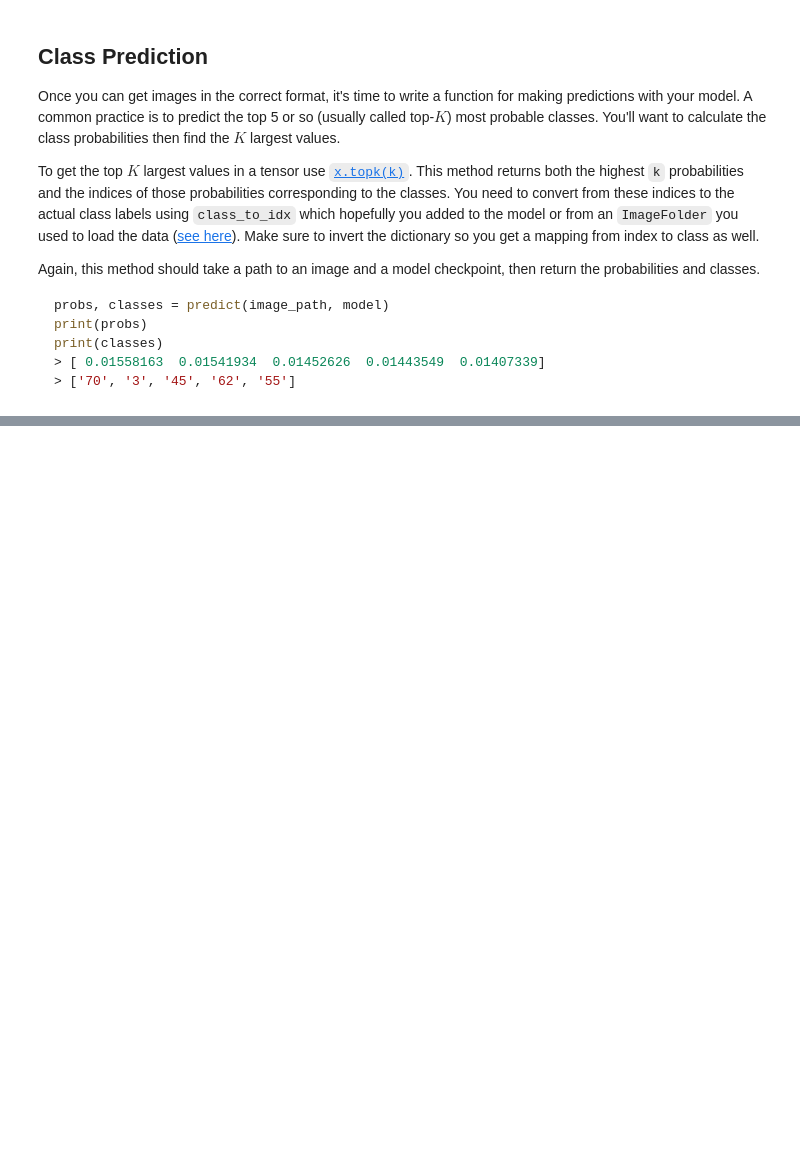
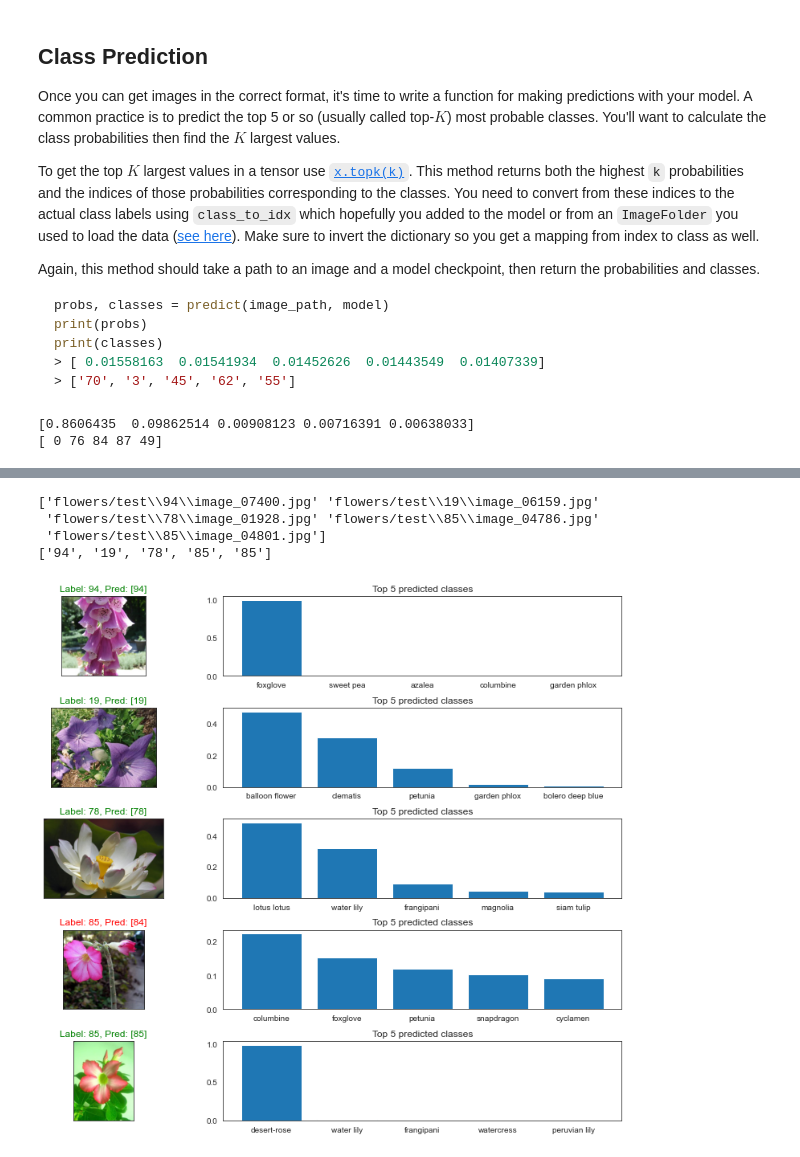
Before and after one commit to ahmed-gharib89/AIPND-Project, a Jupyter notebook: Image Classifier Project.ipynb, the cells around one changed output, grey strips where cells are left out. Drawn from its saved outputs; the diff is of its cells as text; code cells hidden in the pictures; blank space fills up the shorter version.

```diff
--- a/Image Classifier Project.ipynb
+++ b/Image Classifier Project.ipynb
@@ -565,0 +610,22 @@ def predict(image_path, model, topk=5):
+# %%
+preproccessed_img = process_image('flowers/test/1/image_06743.jpg')
+preproccessed_img = preproccessed_img.unsqueeze(0)
+
+# check if CUDA is available
+use_cuda = torch.cuda.is_available()
+
+# move imag to GPU if CUDA is available
+if use_cuda:
+    preproccessed_img = preproccessed_img.cuda()
+
+# Use VGG16 to predict the class of the image
+model.eval()
+pred = F.softmax(model.forward(preproccessed_img), dim=1)
+prob, ind = pred.topk(5)
+prob = np.squeeze(prob.cpu().detach().numpy())
+inx = np.squeeze(ind.cpu().detach().numpy())
+print(prob)
+print(inx)
+# %% [output]
+[0.8606435  0.09862514 0.00908123 0.00716391 0.00638033]
+[ 0 76 84 87 49]
@@ -575,0 +672,45 @@ You can convert from the class integer encoding to actual flower names with the
+# %%
+test_images_paths = np.array(glob("flowers/test/*/*"))
+random_images = np.random.randint(0, test_images_paths.shape[0], (5))
+test_images = test_images_paths[random_images]
+test_labels = [test_images[i].split('\\')[1] for i in range(test_images.shape[0])]
+# %%
+print(test_images)
+print(test_labels)
+# %% [output]
+['flowers/test\\94\\image_07400.jpg' 'flowers/test\\19\\image_06159.jpg'
+ 'flowers/test\\78\\image_01928.jpg' 'flowers/test\\85\\image_04786.jpg'
+ 'flowers/test\\85\\image_04801.jpg']
+['94', '19', '78', '85', '85']
+# %%
+def plot_predictions(test_images, test_labels, model, topk=5):
+    """Function to plot the predictions and the top k predicted classes.
+       param: test_images: test images to plot
+       param: test_labels: true labels
+       param: model: the model to use for predictions
+       param: topk: the number of top predicted classes to return
+    """
+    # Show the images and a bar chart with the predictions probabilty
+    fig, axes = plt.subplots(test_images.shape[0], 2, figsize=(16, 12))
+    fig.subplots_adjust(hspace=0.4, wspace=-0.2)
+
+    for i, (image, label) in enumerate(zip(test_images, test_labels)):
+        prob, predicted_labels = predict(image, model, topk=5)
+        predicted_label = predicted_labels[np.argmax(prob)]
+        image_title = f"Label: {label}, Pred: [{predicted_label}]"
+        axes[i, 0].imshow(Image.open(image))
+        axes[i, 0].get_xaxis().set_visible(False)
+        axes[i, 0].get_yaxis().set_visible(False)
+        if label == predicted_label:
+            axes[i, 0].set_title(image_title, color='g')
+        else:
+            axes[i, 0].set_title(image_title, color='r')
+        predicted_classes = [cat_to_name[i] for i in predicted_labels]
+        axes[i, 1].bar(predicted_classes, prob)
+        axes[i, 1].set_title(f"Top {topk} predicted classes")
+
+    plt.show()
+# %%
+plot_predictions(test_images, test_labels, model, topk=5)
+# %% [output]
+[figure, added]
```
Also changed, not shown: parts of 11 cells of this notebook.
